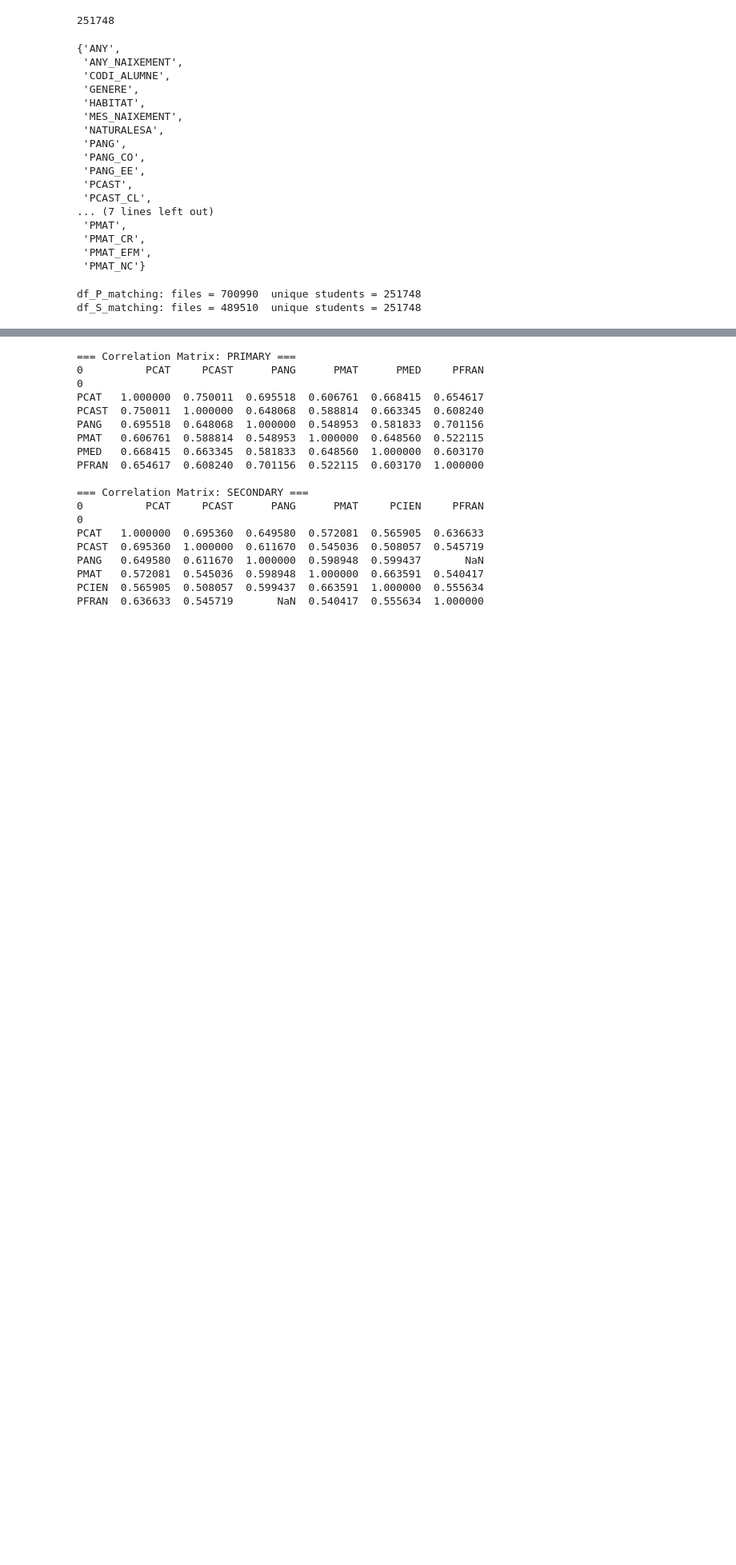
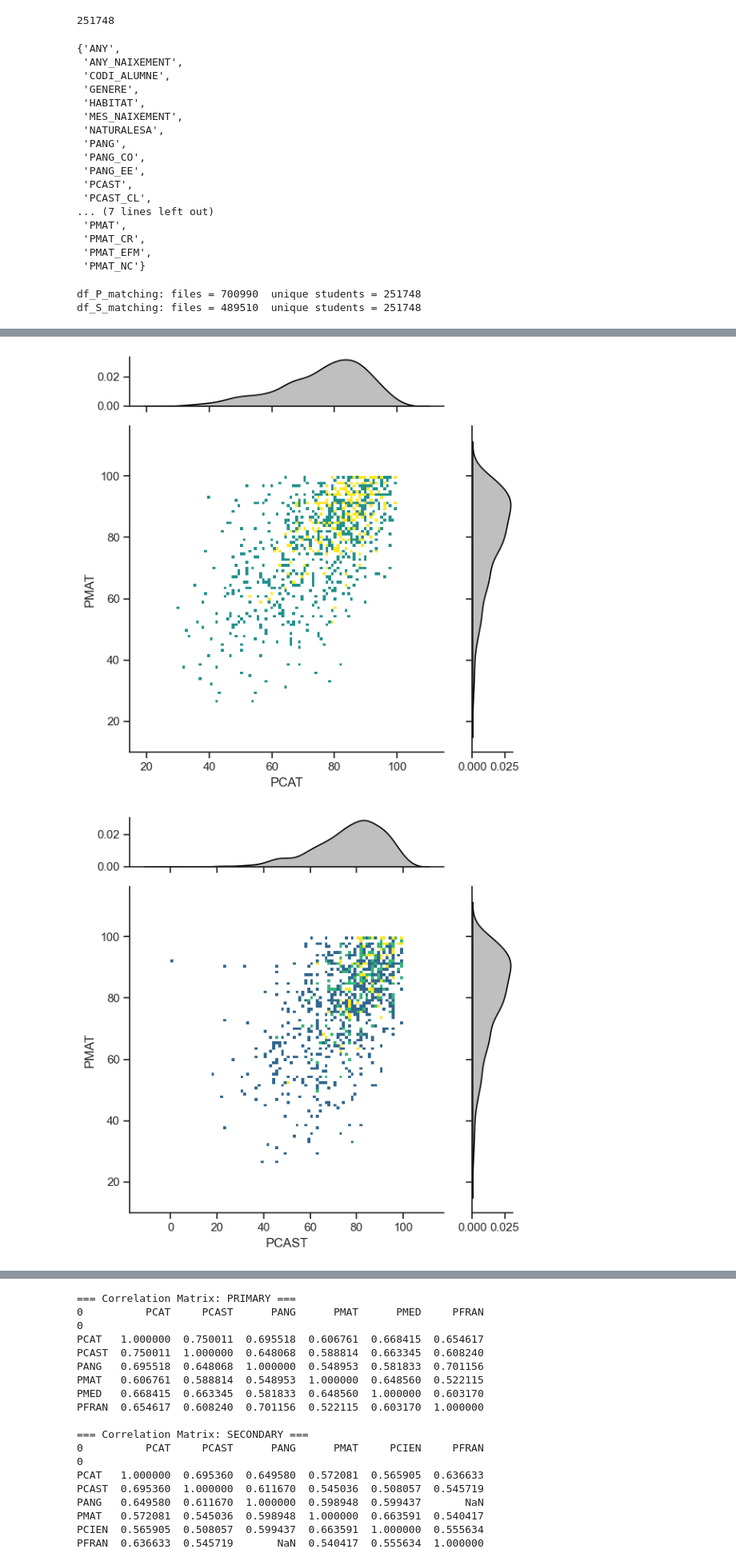
Before and after one commit to m-garcia-rodriguez/Education-Big-Data-Project, a Jupyter notebook: Notebooks/exploration-Maria.ipynb, the cells around one changed output, grey strips where cells are left out. Shown at 80% size. Saved outputs shown, nothing was run; the diff lists cells and outputs as text; code cells hidden in the pictures; blank space fills up the shorter version.

```diff
--- a/Notebooks/exploration-Maria.ipynb
+++ b/Notebooks/exploration-Maria.ipynb
@@ -299,0 +312,64 @@ Name: PMAT, dtype: float64
+# %%
+import os
+import seaborn as sns
+import matplotlib.pyplot as plt
+
+sns.set_theme(style="ticks")
+
+max_points = 1000
+
+# Sample to avoid plotting an enormous dataset
+if len(df_P_unique) > max_points:
+    df_P_plot = df_P_unique.sample(n=max_points, random_state=0)
+else:
+    df_P_plot = df_P_unique
+
+# Loop over all subjects except target
+for col in other_P:
+    # Skip columns that are completely NaN or identical to math column
+    if col == math_col_name:
+        continue
+    if df_P_plot[col].dropna().empty:
+        continue
+
+    # Initialize a JointGrid for this subject vs Mathematics
+    g = sns.JointGrid(
+        data=df_P_plot,
+        x=col,
+        y=math_col_name,
+        marginal_ticks=True
+    )
+
+    # Joint 2D histogram (you can adjust bins if needed)
+    g.plot_joint(
+        sns.histplot,
+        bins=80,
+        cmap="viridis",
+        pmax=0.8  # clip very dense regions
+    )
+
+    # Marginal smooth KDE curves on top and right
+    g.plot_marginals(
+        sns.kdeplot,
+        fill=True,
+        color="black",
+        linewidth=1.2
+    )
+
+    # Labels and title
+    g.ax_joint.set_xlabel(col)
+    g.ax_joint.set_ylabel(math_col_name)
+
+    # Slight layout tweak
+    plt.tight_layout()
+
+    # Save figure to file
+    out_dir = "JointPlots_Primary"
+    os.makedirs(out_dir, exist_ok=True)
+    path = os.path.join(out_dir, f"Primary_{math_col_name}_vs_{col}.png")
+    g.figure.savefig(path, dpi=400, bbox_inches="tight")
+
+    plt.show()
+# %% [output]
+[figure, added]
+[figure, added]
```
Also changed, not shown: parts of 6 cells of this notebook.
